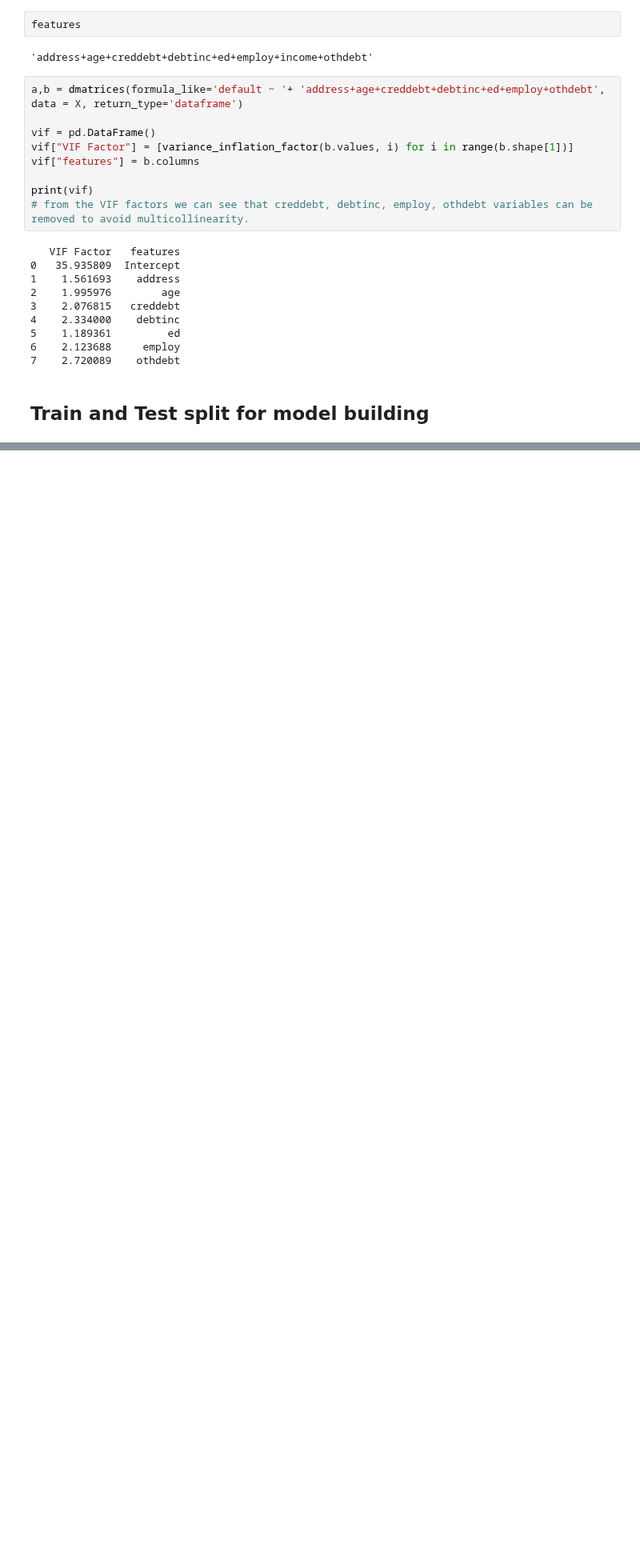
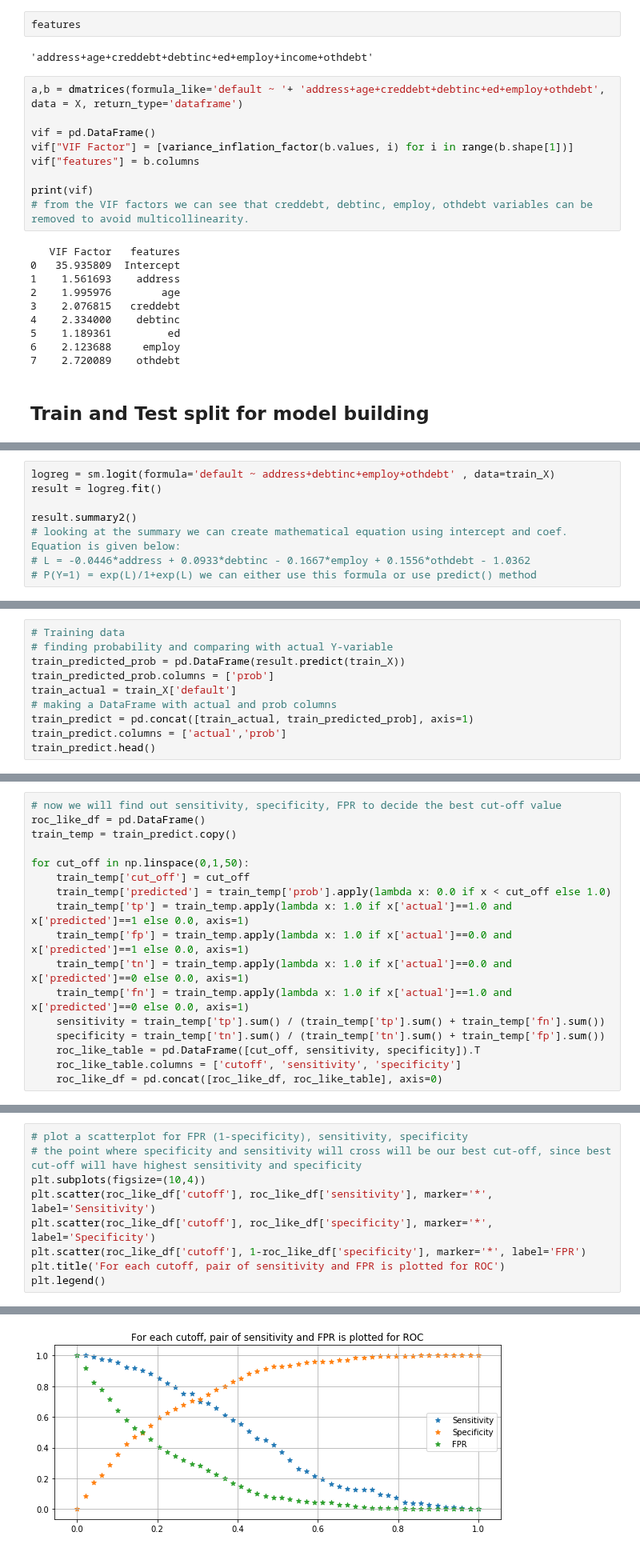
Before and after one commit to mkmritunjay/machineLearning, a Jupyter notebook: Logistic_regression.ipynb, the cells around one changed output, grey strips where cells are left out. Shown at 80% size. Saved outputs shown, nothing was run; the diff lists cells and outputs as text; blank space fills up the shorter version.

```diff
--- a/Logistic_regression.ipynb
+++ b/Logistic_regression.ipynb
@@ -334,0 +377,8 @@ print(vif)
+# %%
+logreg = sm.logit(formula='default ~ address+debtinc+employ+othdebt' , data=train_X)
+result = logreg.fit()
+
+result.summary2()
+# looking at the summary we can create mathematical equation using intercept and coef. Equation is given below:
+# L = -0.0446*address + 0.0933*debtinc - 0.1667*employ + 0.1556*othdebt - 1.0362
+# P(Y=1) = exp(L)/1+exp(L) we can either use this formula or use predict() method
@@ -334,0 +419,10 @@ print(vif)
+# %%
+# Training data
+# finding probability and comparing with actual Y-variable
+train_predicted_prob = pd.DataFrame(result.predict(train_X))
+train_predicted_prob.columns = ['prob']
+train_actual = train_X['default']
+# making a DataFrame with actual and prob columns
+train_predict = pd.concat([train_actual, train_predicted_prob], axis=1)
+train_predict.columns = ['actual','prob']
+train_predict.head()
@@ -334,0 +453,17 @@ print(vif)
+# %%
+# now we will find out sensitivity, specificity, FPR to decide the best cut-off value
+roc_like_df = pd.DataFrame()
+train_temp = train_predict.copy()
+
+for cut_off in np.linspace(0,1,50):
+    train_temp['cut_off'] = cut_off
+    train_temp['predicted'] = train_temp['prob'].apply(lambda x: 0.0 if x < cut_off else 1.0)
+    train_temp['tp'] = train_temp.apply(lambda x: 1.0 if x['actual']==1.0 and x['predicted']==1 else 0.0, axis=1)
+    train_temp['fp'] = train_temp.apply(lambda x: 1.0 if x['actual']==0.0 and x['predicted']==1 else 0.0, axis=1)
+    train_temp['tn'] = train_temp.apply(lambda x: 1.0 if x['actual']==0.0 and x['predicted']==0 else 0.0, axis=1)
+    train_temp['fn'] = train_temp.apply(lambda x: 1.0 if x['actual']==1.0 and x['predicted']==0 else 0.0, axis=1)
+    sensitivity = train_temp['tp'].sum() / (train_temp['tp'].sum() + train_temp['fn'].sum())
+    specificity = train_temp['tn'].sum() / (train_temp['tn'].sum() + train_temp['fp'].sum())
+    roc_like_table = pd.DataFrame([cut_off, sensitivity, specificity]).T
+    roc_like_table.columns = ['cutoff', 'sensitivity', 'specificity']
+    roc_like_df = pd.concat([roc_like_df, roc_like_table], axis=0)
@@ -334,0 +492,10 @@ print(vif)
+# %%
+# plot a scatterplot for FPR (1-specificity), sensitivity, specificity
+# the point where specificity and sensitivity will cross will be our best cut-off, since best cut-off will have highest sensitivity and specificity
+plt.subplots(figsize=(10,4))
+plt.scatter(roc_like_df['cutoff'], roc_like_df['sensitivity'], marker='*', label='Sensitivity')
+plt.scatter(roc_like_df['cutoff'], roc_like_df['specificity'], marker='*', label='Specificity')
+plt.scatter(roc_like_df['cutoff'], 1-roc_like_df['specificity'], marker='*', label='FPR')
+plt.title('For each cutoff, pair of sensitivity and FPR is plotted for ROC')
+plt.legend()
+# %% [output]
@@ -334,0 +503 @@ print(vif)
+[figure, added]
```
Also changed, not shown: parts of 10 cells of this notebook.
